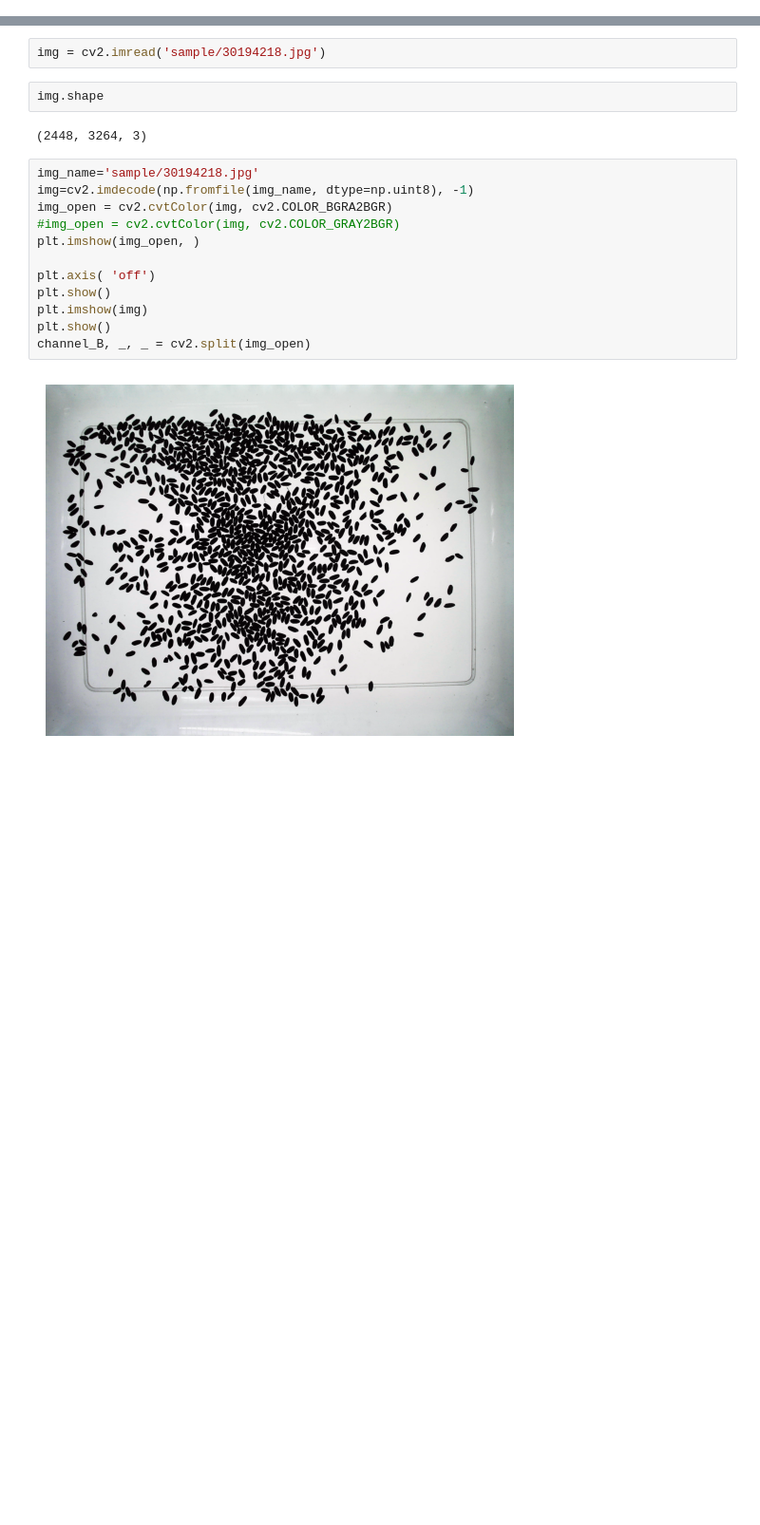
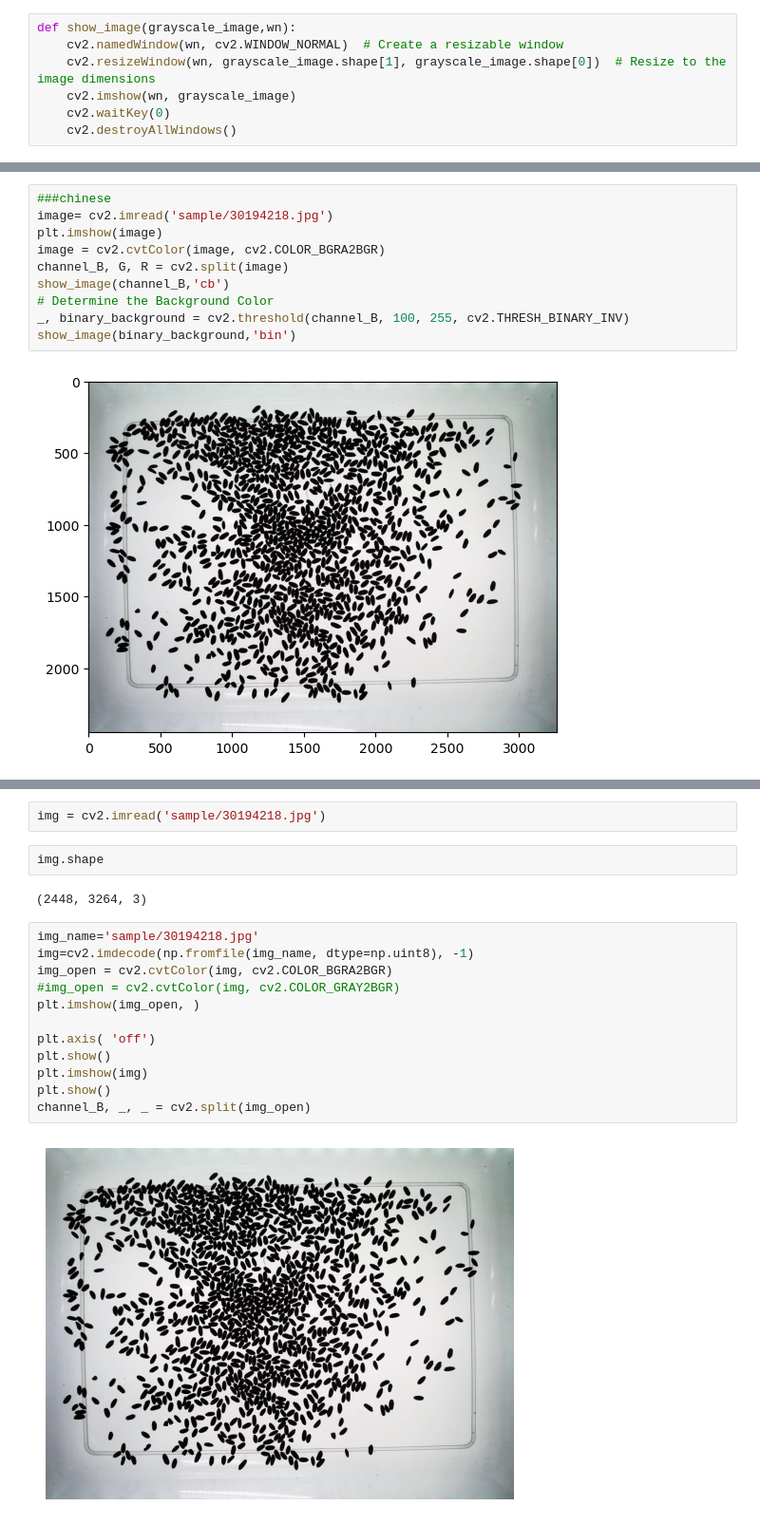
Before and after one commit to ankojubhanuprakash/grain-segmentation, a Jupyter notebook: indosaw.ipynb, the cells around one changed output, grey strips where cells are left out. Shown at 95% size. Saved outputs shown, nothing was run; the diff lists cells and outputs as text; blank space fills up the shorter version.

```diff
--- a/indosaw.ipynb
+++ b/indosaw.ipynb
@@ -4,0 +42,7 @@ import numpy as np
+# %%
+def show_image(grayscale_image,wn):
+    cv2.namedWindow(wn, cv2.WINDOW_NORMAL)  # Create a resizable window
+    cv2.resizeWindow(wn, grayscale_image.shape[1], grayscale_image.shape[0])  # Resize to the image dimensions
+    cv2.imshow(wn, grayscale_image)
+    cv2.waitKey(0)
+    cv2.destroyAllWindows()
@@ -89,0 +423,12 @@ def process(image):
+# %%
+###chinese
+image= cv2.imread('sample/30194218.jpg')
+plt.imshow(image)
+image = cv2.cvtColor(image, cv2.COLOR_BGRA2BGR)
+channel_B, G, R = cv2.split(image)
+show_image(channel_B,'cb')
+# Determine the Background Color
+_, binary_background = cv2.threshold(channel_B, 100, 255, cv2.THRESH_BINARY_INV)
+show_image(binary_background,'bin')
+# %% [output]
+[figure, added]
```
Also changed, not shown: parts of 21 cells of this notebook, 7 other files.
